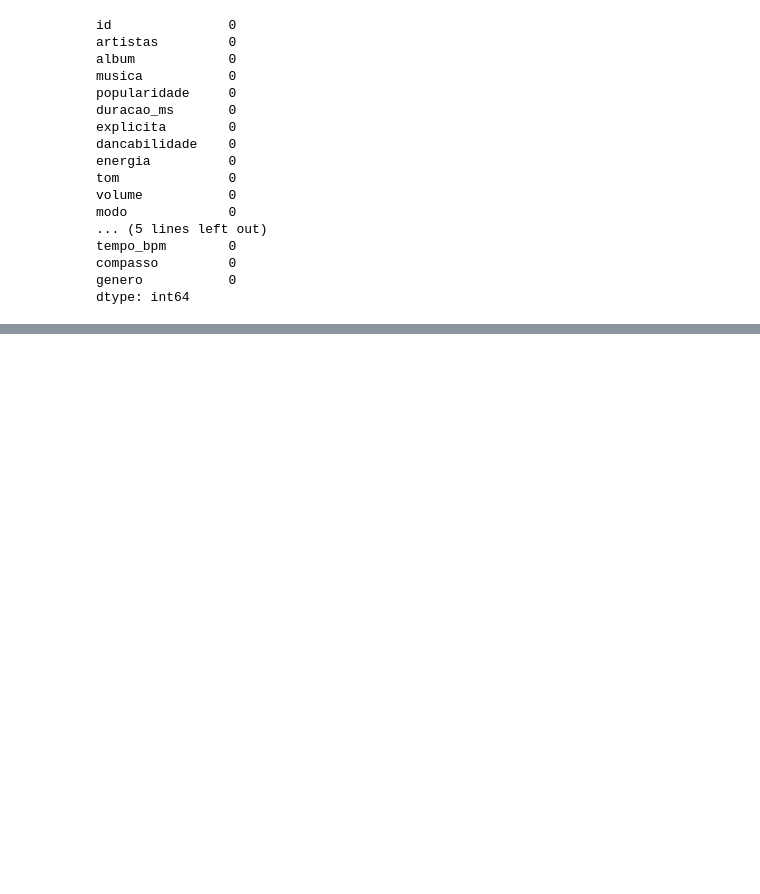
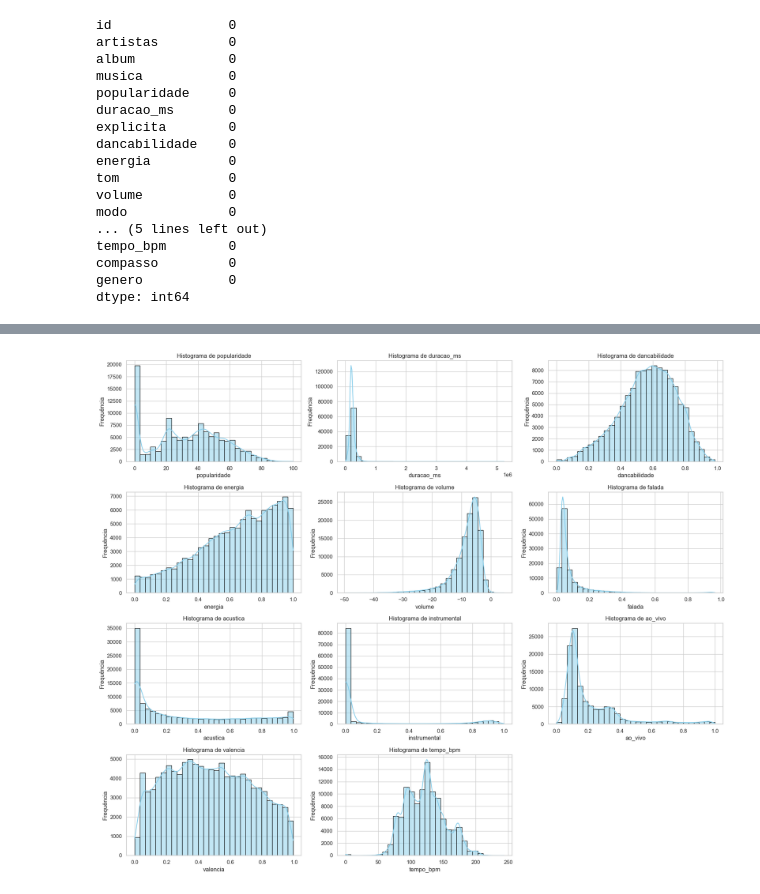
Before and after one commit to Lucca0404/RegressaoLinear, a Jupyter notebook: notebooks/01_eda.ipynb, the cells around one changed output, grey strips where cells are left out. Saved outputs shown, nothing was run; the diff lists cells and outputs as text; code cells hidden in the pictures; blank space fills up the shorter version.

```diff
--- a/notebooks/01_eda.ipynb
+++ b/notebooks/01_eda.ipynb
@@ -115,0 +149,21 @@ df.to_csv("../data/processed/dataset_limpo.csv", index=False)
+# %%
+# Selecionar colunas numéricas de interesse
+cols_numericas = ['popularidade', 'duracao_ms', 'dancabilidade', 'energia', 'volume',
+                  'falada', 'acustica', 'instrumental', 'ao_vivo', 'valencia', 'tempo_bpm']
+
+# Configurar o tamanho da figura (canvas)
+plt.figure(figsize=(18, 15))
+
+# Loop para criar um histograma para cada coluna
+for i, col in enumerate(cols_numericas):
+    plt.subplot(4, 3, i + 1) # Cria uma grade de 4 linhas x 3 colunas
+    # kde=True adiciona a linha suave da estimativa de densidade
+    sns.histplot(df[col], kde=True, bins=30, color='skyblue', edgecolor='black')
+    plt.title(f'Histograma de {col}')
+    plt.xlabel(col)
+    plt.ylabel('Frequência')
+
+plt.tight_layout()
+plt.show()
+# %% [output]
+[figure, added]
```
Also changed, not shown: parts of 6 cells of this notebook, 2 other files.
